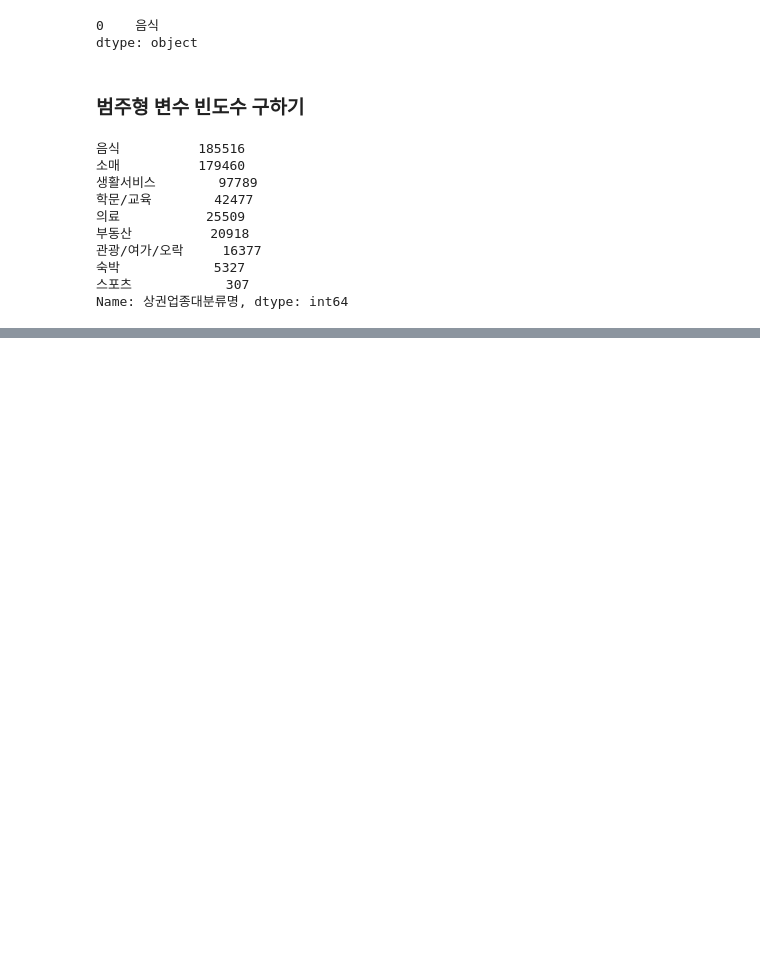
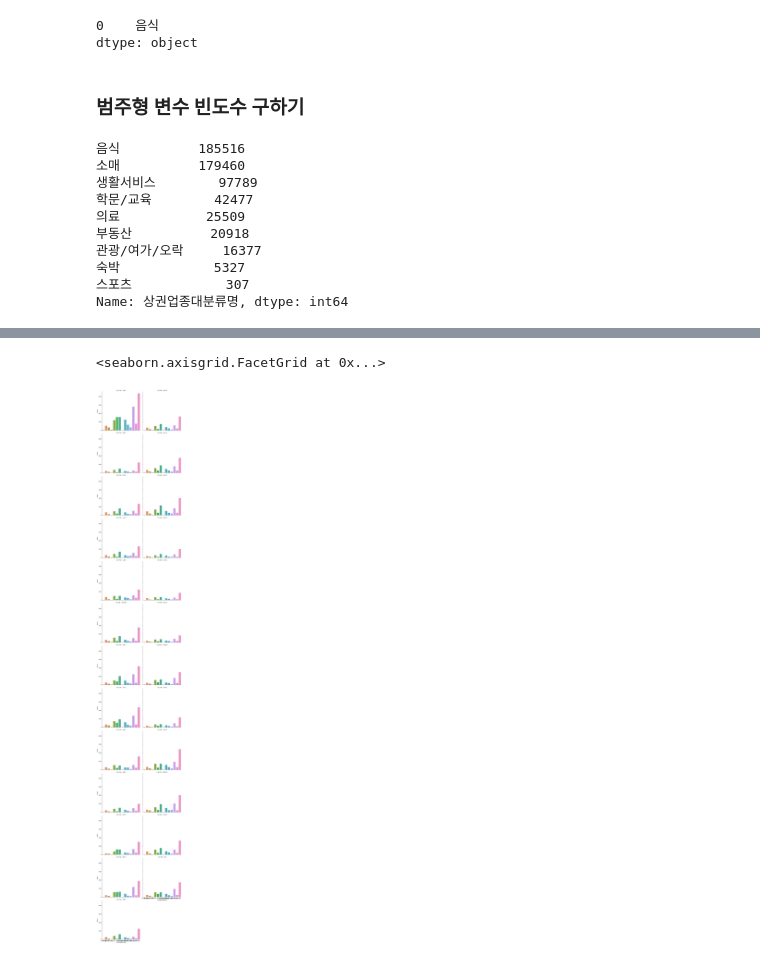
Before and after one commit to pmj3590/inflearn_opendata, a Jupyter notebook: store.ipynb, the cells around one changed output, grey strips where cells are left out. Saved outputs shown, nothing was run; the diff lists cells and outputs as text; code cells hidden in the pictures; blank space fills up the shorter version.

```diff
--- a/store.ipynb
+++ b/store.ipynb
@@ -688,0 +799,7 @@ Name: 상권업종대분류명, dtype: int64
+# %%
+#catplot 사용하여 서브플롯 그리기
+sns.catplot(data=food, x="상권업종중분류명", y="상호수",
+            kind="bar", col="시군구명", col_wrap=2)
+# %% [output]
+<seaborn.axisgrid.FacetGrid at 0x...>
+[figure, added]
```
Also changed, not shown: parts of 18 cells of this notebook.
